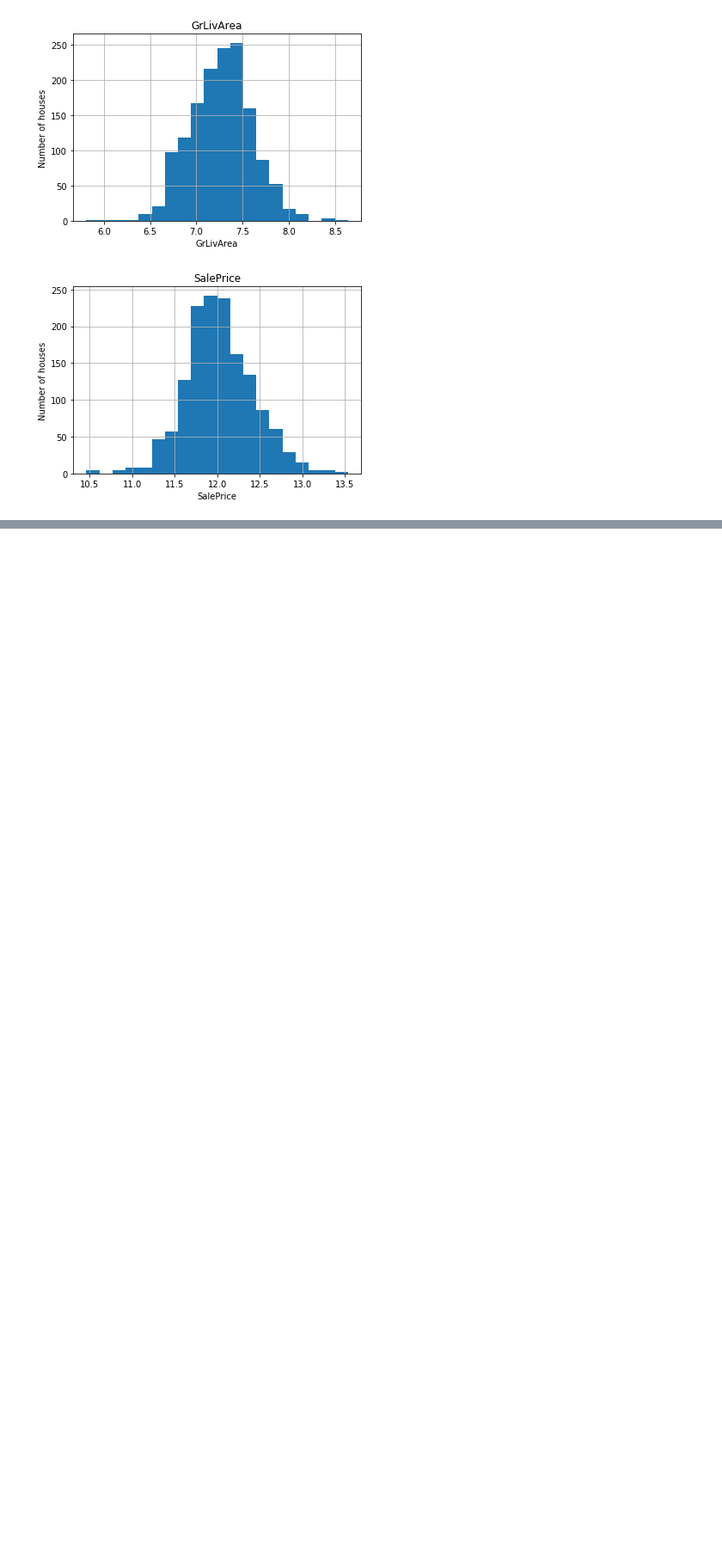
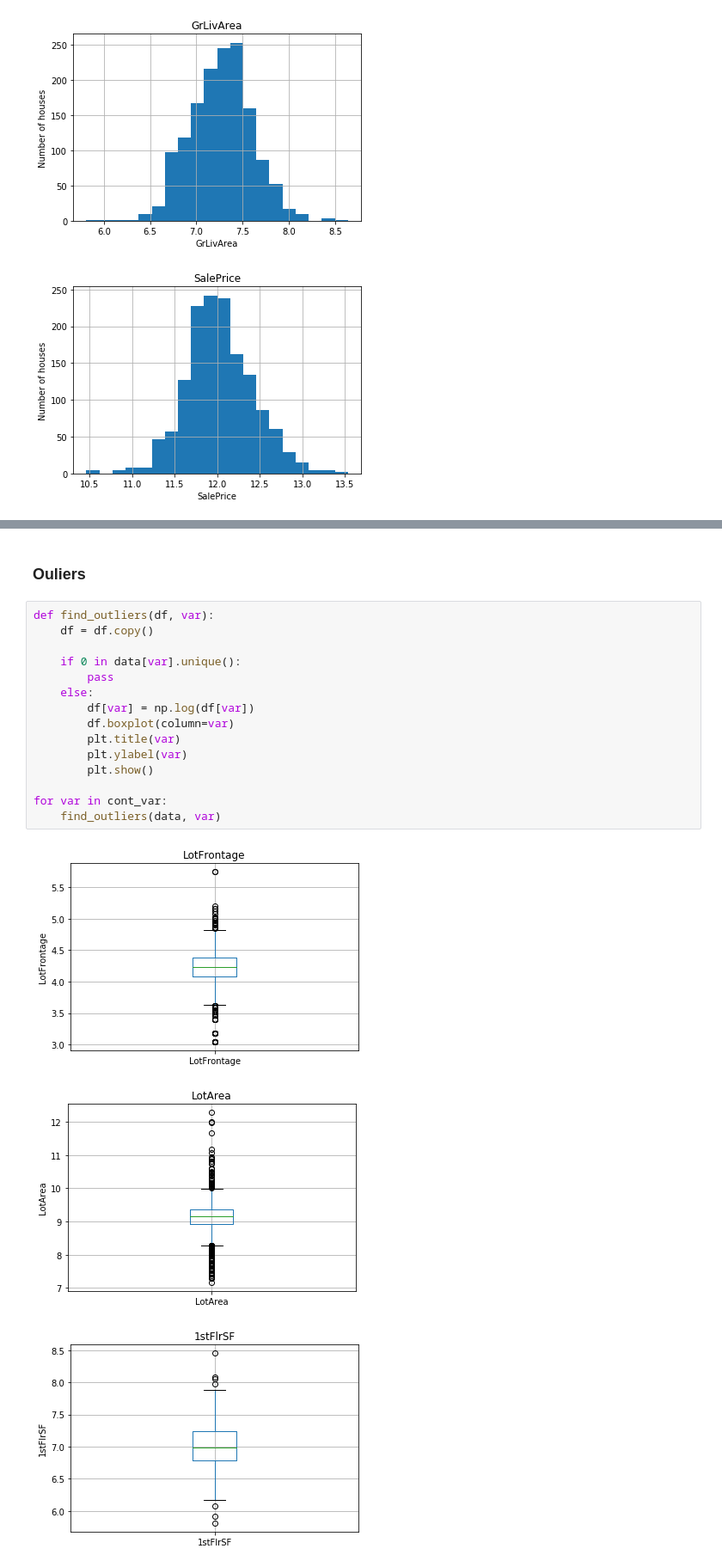
Before and after one commit to Joseorina/deploy_ml_models, a Jupyter notebook: jupyter_notebooks/data_analysis.ipynb, the cells around one changed output, grey strips where cells are left out. Shown at 86% size. Saved outputs shown, nothing was run; the diff lists cells and outputs as text; blank space fills up the shorter version.

```diff
--- a/jupyter_notebooks/data_analysis.ipynb
+++ b/jupyter_notebooks/data_analysis.ipynb
@@ -272,0 +283,21 @@ def transform_analyze_continous(df, var):
+# %% [markdown]
+### Ouliers
+# %%
+def find_outliers(df, var):
+    df = df.copy()
+
+    if 0 in data[var].unique():
+        pass
+    else:
+        df[var] = np.log(df[var])
+        df.boxplot(column=var)
+        plt.title(var)
+        plt.ylabel(var)
+        plt.show()
+
+for var in cont_var:
+    find_outliers(data, var)
+# %% [output]
+[figure, added]
+[figure, added]
+[figure, added]
```
Also changed, not shown: parts of 2 cells of this notebook.
